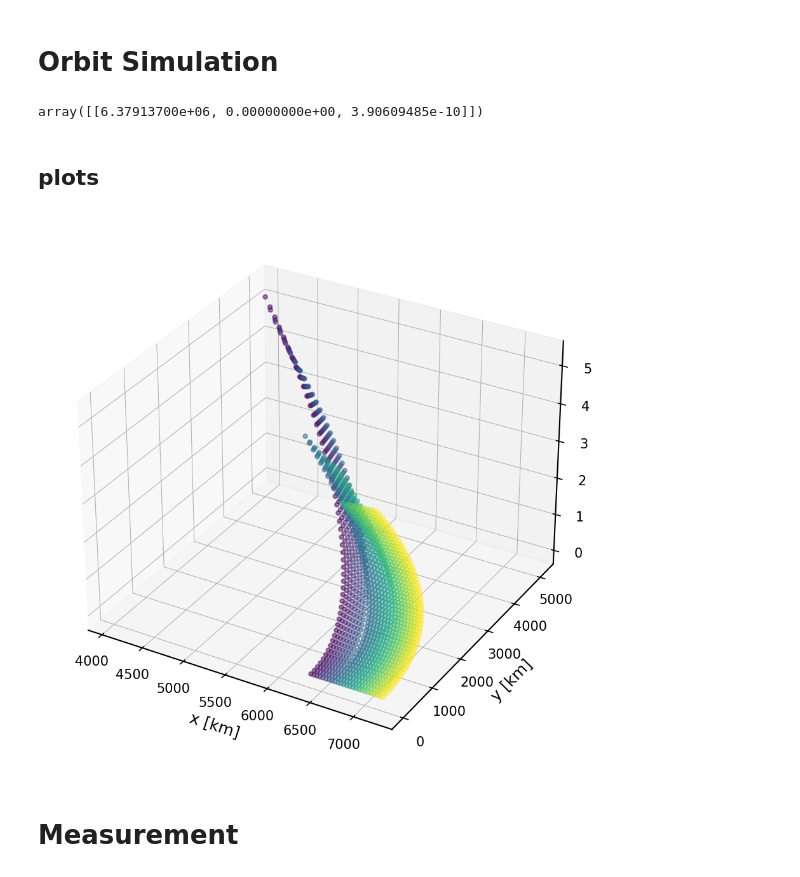
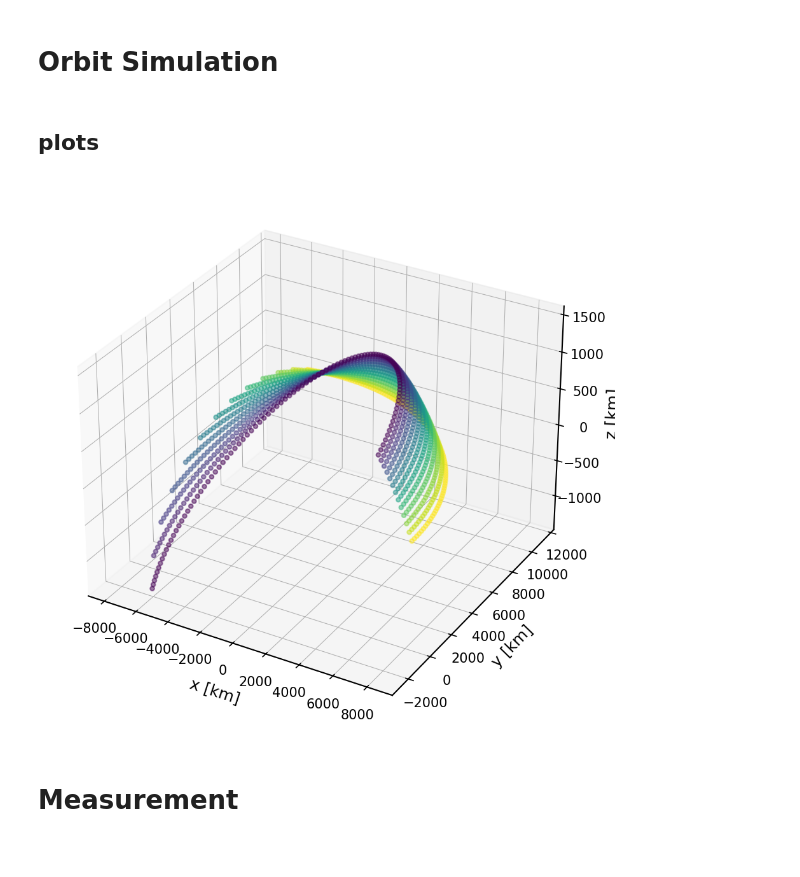
Before and after one commit to igred8/orbital_dynamics_basic, a Jupyter notebook: notebooks/01.0 - apply KF on orbit sim data - igad.ipynb, the cells around one changed output. Drawn from its saved outputs; the diff is of its cells as text; code cells hidden in the pictures.

```diff
--- a/notebooks/01.0 - apply KF on orbit sim data - igad.ipynb
+++ b/notebooks/01.0 - apply KF on orbit sim data - igad.ipynb
@@ -69,7 +70,7 @@ mpl.rcParams.update({
 # %% [markdown]
 # Orbit Simulation
 # %%
-SIM_TIME_DELTA_S = 7.11
+SIM_TIME_DELTA_S = 29.11
 
 XHAT  = np.reshape( [1,0,0], [1,3])
 YHAT  = np.reshape( [0,1,0], [1,3])
@@ -79,16 +80,19 @@ dist1 = sat.EARTH_RADIUS_M + 1000
 vel1 = 7904.76692
 mass1 = 100
 
-nobjects = 25
+nobjects = 13
 rng = np.random.default_rng( seed = 123 )
 
 # rdilate = 1.23 # no variation in radius
 phi = 0 # no variation in longitude
+rmin = 1
+rmax = 1.3
 # rdilate = rng.uniform(1, 1.13, [nobjects,1])
-rdilate = np.linspace(1,1.13, nobjects).reshape([nobjects,1])
+rdilate = np.linspace(rmin, rmax, nobjects).reshape([nobjects,1])
 # phi = const.pi * rng.uniform(0, 2, [nobjects,1])
-theta = 1.0*const.pi/2 * np.ones([nobjects, 1])
-# theta = const.pi * rng.uniform(0.25, 0.5, [nobjects,1])
+# theta = 1.0*const.pi/2 * np.ones([nobjects, 1])
+theta = const.pi * np.linspace(0.45, 0.5, nobjects).reshape([nobjects,1])
+# theta = const.pi * rng.uniform(0.45, 0.5, [nobjects,1])
 # velang = np.deg2rad( rng.uniform( 0, 3, [nobjects,1] ))
 velang = np.deg2rad([0]*nobjects)
 
@@ -128,49 +132,46 @@ for i in range(N_TIME_STEPS):
 r = np.stack(esys.positions)
 v = np.stack(esys.velocities)
 a = np.stack(esys.accels)
-# %%
-esys.objects[0].position
-# %% [output]
-array([[6.37913700e+06, 0.00000000e+00, 3.90609485e-10]])
 # %% [markdown]
 ## plots
 # %%
 ls = {
-    'cmap': 'viridis',
+    # 'cmap': 'viridis',
     's': 10,           # marker size
     'alpha': 0.5,      # transparency
     'depthshade': True, # shade markers by depth
 
 }
 
 timevec = esys.delta_time_s * np.arange(N_TIME_STEPS+2)
 fig = plt.figure()
 ax = fig.add_subplot(111, projection='3d')
-npts_step = 2
+npts_step = 1
 cmap = plt.colormaps['viridis']
-def color_fun(r):
-    return cmap((r-1)/0.13)
+def color_fun(r, rmin, rmax):
+    return cmap((r-rmin)/(rmax-rmin))
 
-for i in range(nobjects):
+for i in range(0,nobjects, 1):
     x = r[::npts_step,i,0] / const.kilo
     y = r[::npts_step,i,1] / const.kilo
     z = r[::npts_step,i,2] / const.kilo
     # ax.scatter(x,y,z,c=timevec[::npts_step], **ls)
-    ax.scatter(x,y,z,c=color_fun(rdilate[i]), **ls)
+    # ax.scatter(x,y,z,c=color_fun(rdilate[i], rmin, rmax), **ls)
+    ax.scatter(x,y,z,c=color_fun(theta[i], theta.min(), theta.max()), **ls)
 
 
 axkwargs = {
     # 'xticks': timevec[::10],
     # 'ylim': [-20, 20],
     'xlabel': 'x [km]',
     'ylabel': 'y [km]',
     'zlabel': 'z [km]',
 }
 ax.set(**axkwargs)
 plt.tight_layout()
 plt.show()
 # %% [output]
-[figure, old version]
+[figure, new version]
 # %%
 plt.close('all')
 # %% [markdown]
```
Also changed, not shown: parts of 18 cells of this notebook, 5 other files.
